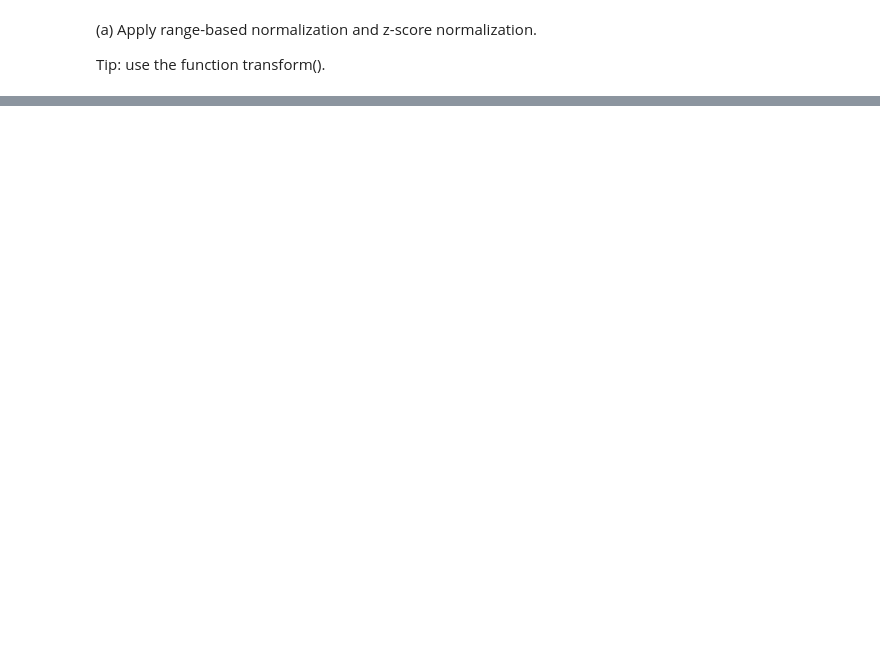
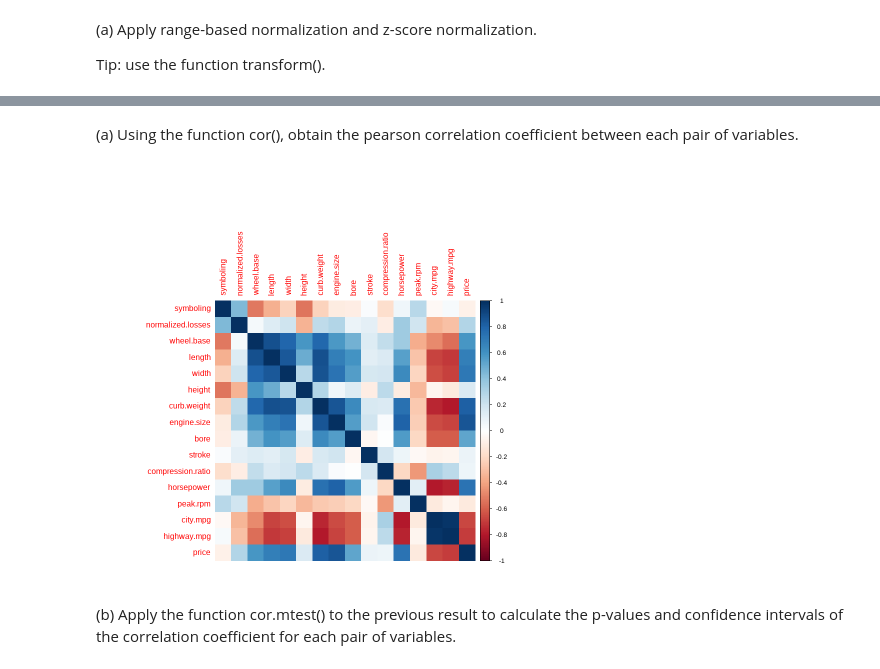
Before and after one commit to IGRA27/Data-Mining-and-Machine-Learning-, a Jupyter notebook: Deberes/2 Hands On Data Quality and Pre-Processing/notebook/2DataQualityandPre-ProcessinginR.ipynb, the cells around one changed output, grey strips where cells are left out. Cells and saved outputs as stored; diff of their text form; code cells hidden in the pictures; blank space fills up the shorter version.

```diff
--- a/Deberes/2 Hands On Data Quality and Pre-Processing/notebook/2DataQualityandPre-ProcessinginR.ipynb
+++ b/Deberes/2 Hands On Data Quality and Pre-Processing/notebook/2DataQualityandPre-ProcessinginR.ipynb
@@ -546,0 +682,15 @@ ERROR: Error in dfh$price - min(dfh$price): argumento no-numérico para operador
+# %%
+#NA contar
+na_counts <- colSums(is.na(df))
+# Mostrar los resultados
+print(na_counts)
+
+# Seleccionar solo las columnas numéricas del dataframe
+numeric_columns <- df[sapply(df, is.numeric)]
+# Calcular la media de cada columna numérica (ignorando los NA)
+column_means <- colMeans(numeric_columns, na.rm = TRUE)
+# Reemplazar los NA por la media de cada columna numérica
+dataframe_replaced <- replace(numeric_columns, is.na(numeric_columns), column_means)
+# Asignar los valores reemplazados al dataframe original
+df[sapply(df, is.numeric)] <- dataframe_replaced
+na_counts <- colSums(is.na(df))
@@ -546,0 +712,12 @@ ERROR: Error in dfh$price - min(dfh$price): argumento no-numérico para operador
+# %% [markdown]
+(a) Using the function cor(), obtain the pearson correlation coefficient between each pair of variables.
+# %%
+#Calcular el coeficiente de correlación de Pearson entre cada par de variables
+cor_pearson <- cor(df[sapply(df, is.numeric)])
+# Graficar la matriz de correlación
+corrplot(cor_pearson, method = "color", type = "full")
+# %% [output]
+[figure, added]
+# %% [markdown]
+(b) Apply the function cor.mtest() to the previous result to calculate the p-values and confidence
+intervals of the correlation coefficient for each pair of variables.
```
Also changed, not shown: parts of 37 cells of this notebook.
